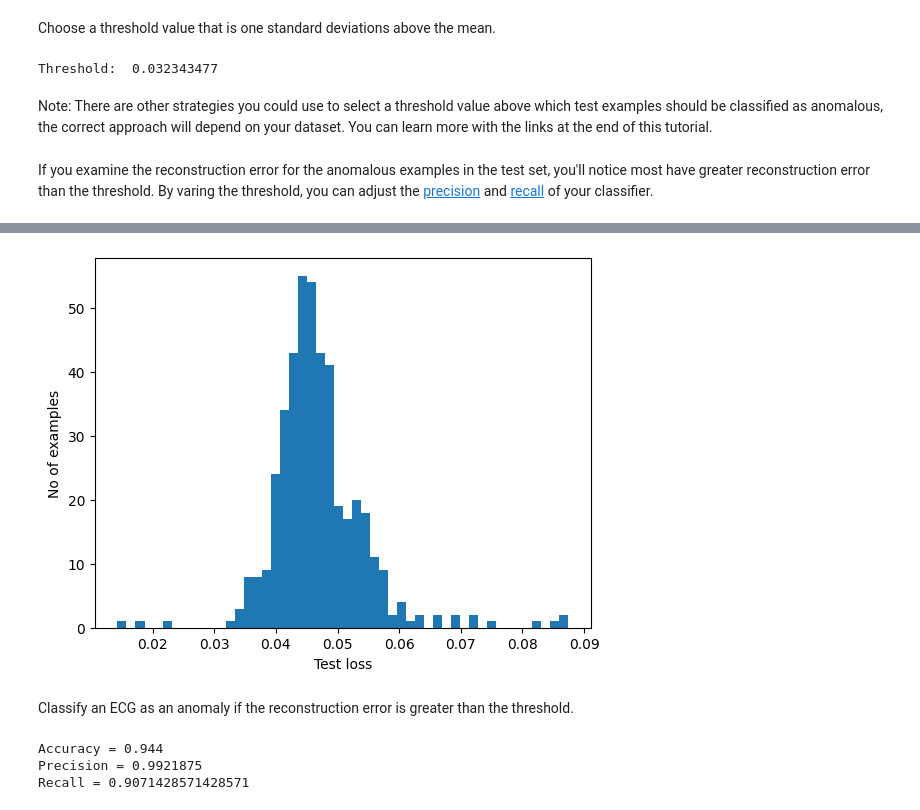
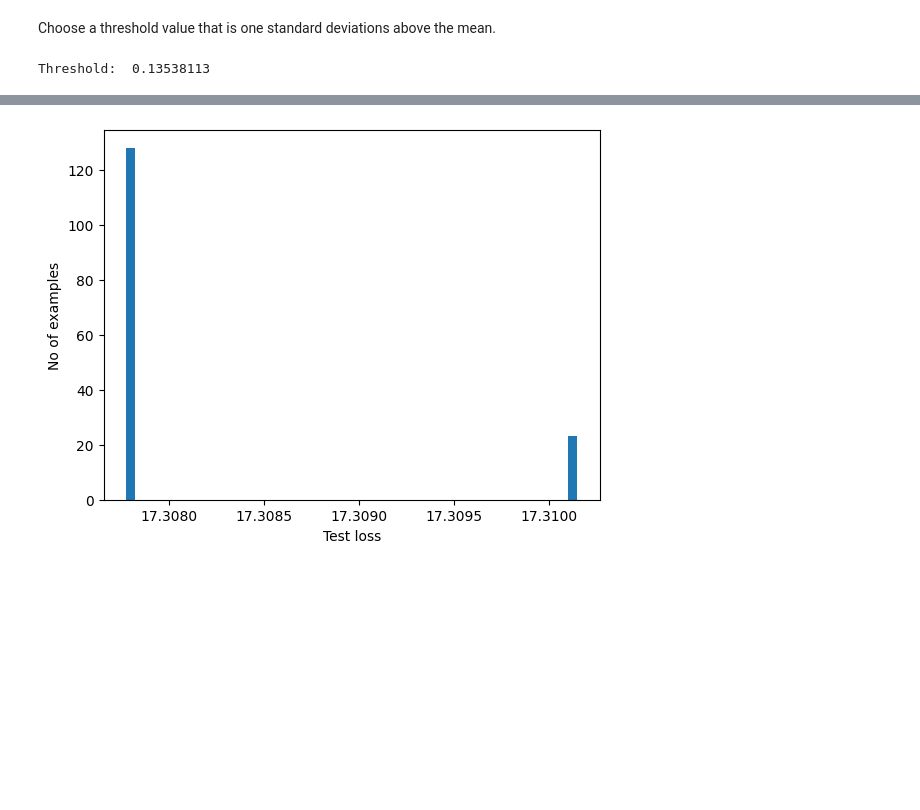
Before and after one commit to fredlsousa/seismovision-nasa-space-apps-2024, a Jupyter notebook: autoencoder.ipynb, the cells around one changed output, grey strips where cells are left out. Saved outputs shown, nothing was run; the diff lists cells and outputs as text; code cells hidden in the pictures; blank space fills up the shorter version.

Commit message:
Finishing training notebook

```diff
--- a/autoencoder.ipynb
+++ b/autoencoder.ipynb
@@ -367,6 +364,0 @@ Notice that the autoencoder is trained using only the normal ECGs, but is evalua
-# %%
-history = autoencoder.fit(normal_train_data_scaled, normal_train_data_scaled,
-          epochs=25,
-          batch_size=128,
-          validation_data=(test_data_scaled, test_data_scaled),
-          shuffle=True)
@@ -471,14 +393,10 @@ Choose a threshold value that is one standard deviations above the mean.
 threshold = np.mean(train_loss) + np.std(train_loss)
 print("Threshold: ", threshold)
 # %% [output]
-Threshold:  0.032343477
+Threshold:  0.13538113
-# %% [markdown]
-Note: There are other strategies you could use to select a threshold value above which test examples should be classified as anomalous, the correct approach will depend on your dataset. You can learn more with the links at the end of this tutorial.
-# %% [markdown]
-If you examine the reconstruction error for the anomalous examples in the test set, you'll notice most have greater reconstruction error than the threshold. By varing the threshold, you can adjust the [precision](https://developers.google.com/machine-learning/glossary#precision) and [recall](https://developers.google.com/machine-learning/glossary#recall) of your classifier.
 # %%
-reconstructions = autoencoder.predict(anomalous_test_data)
-test_loss = tf.keras.losses.mae(reconstructions, anomalous_test_data)
+reconstructions = autoencoder.predict(anomaly_data_scaled)
+test_loss = tf.keras.losses.mae(reconstructions, anomaly_data_scaled)
 
 plt.hist(test_loss[None, :], bins=50)
 plt.xlabel("Test loss")
@@ -489,3 +407 @@ plt.show()
-[figure, old version]
+[figure, new version]
-# %% [markdown]
-Classify an ECG as an anomaly if the reconstruction error is greater than the threshold.
@@ -502,7 +407,0 @@ def print_stats(predictions, labels):
-# %%
-preds = predict(autoencoder, test_data, threshold)
-print_stats(preds, test_labels)
-# %% [output]
-Accuracy = 0.944
-Precision = 0.9921875
-Recall = 0.9071428571428571
```
Also changed, not shown: parts of 14 cells of this notebook.
